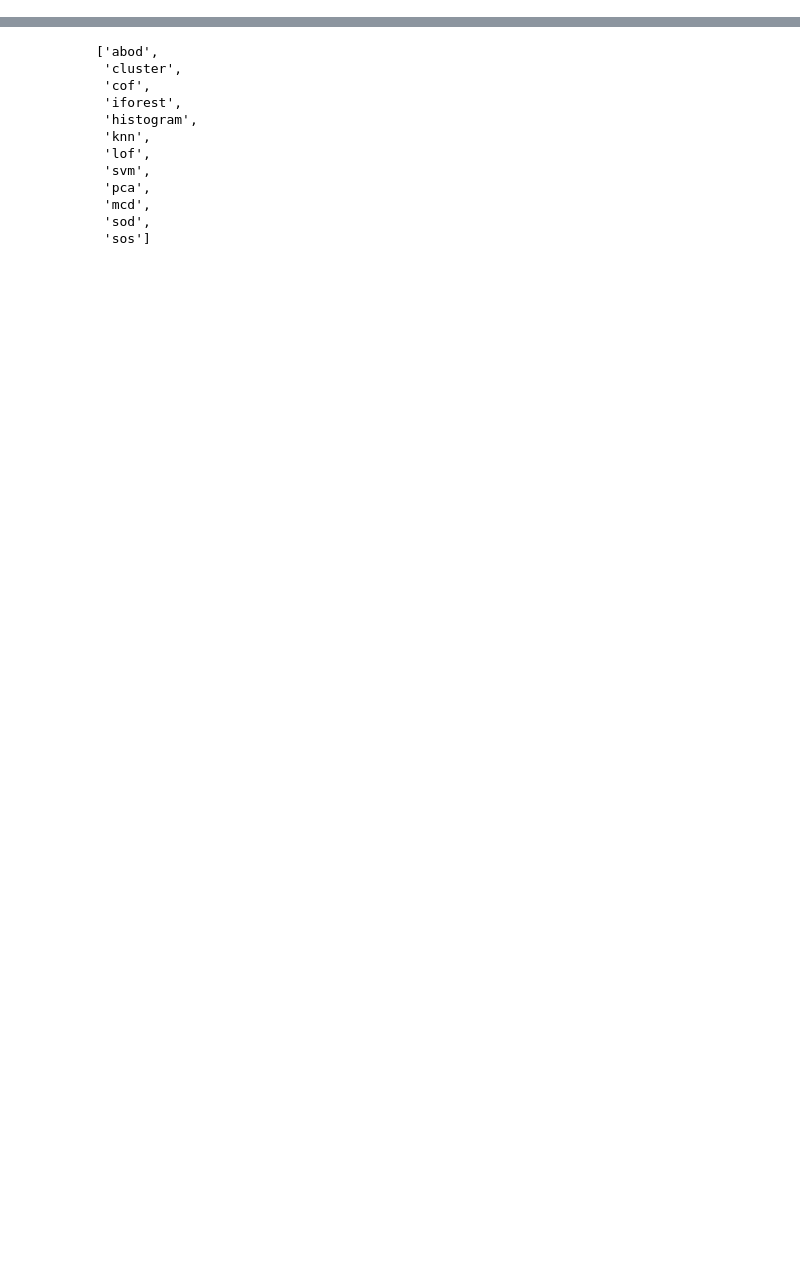
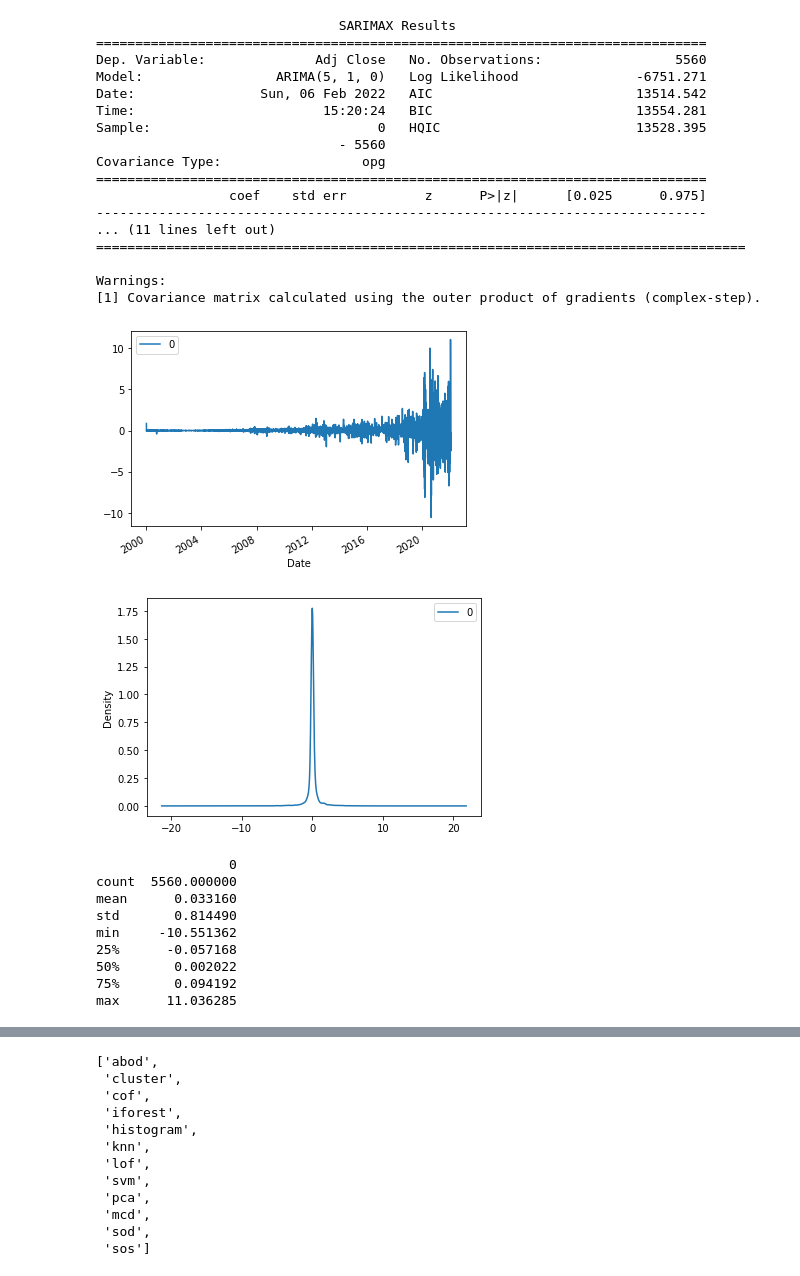
Before and after one commit to burakugurr/Auto-ML, a Jupyter notebook: test.ipynb, the cells around one changed output, grey strips where cells are left out. Saved outputs shown, nothing was run; the diff lists cells and outputs as text; code cells hidden in the pictures; blank space fills up the shorter version.

```diff
--- a/test.ipynb
+++ b/test.ipynb
@@ -34,3 +41,46 @@ data.head()
+# %%
+model = ARIMA(data['Adj Close'], order=(5,1,0))
+model_fit = model.fit()
+# summary of fit model
+print(model_fit.summary())
+# line plot of residuals
+residuals = DataFrame(model_fit.resid)
+residuals.plot()
+pyplot.show()
+# density plot of residuals
+residuals.plot(kind='kde')
+pyplot.show()
+# summary stats of residuals
+print(residuals.describe())
+# %% [output]
+                               SARIMAX Results
+==============================================================================
+Dep. Variable:              Adj Close   No. Observations:                 5560
+Model:                 ARIMA(5, 1, 0)   Log Likelihood               -6751.271
+Date:                Sun, 06 Feb 2022   AIC                          13514.542
+Time:                        15:20:24   BIC                          13554.281
+Sample:                             0   HQIC                         13528.395
+                               - 5560
+Covariance Type:                  opg
+==============================================================================
+                 coef    std err          z      P>|z|      [0.025      0.975]
+------------------------------------------------------------------------------
+... (11 lines left out)
+===================================================================================
+
+Warnings:
+[1] Covariance matrix calculated using the outer product of gradients (complex-step).
+[figure, added]
+[figure, added]
+                 0
+count  5560.000000
+mean      0.033160
+std       0.814490
+min     -10.551362
+25%      -0.057168
+50%       0.002022
+75%       0.094192
+max      11.036285
 # %%
 from pycaret.anomaly import *
 s = setup(data,silent=True,n_jobs=-1)
```
Also changed, not shown: parts of 4 cells of this notebook, 5 other files.
